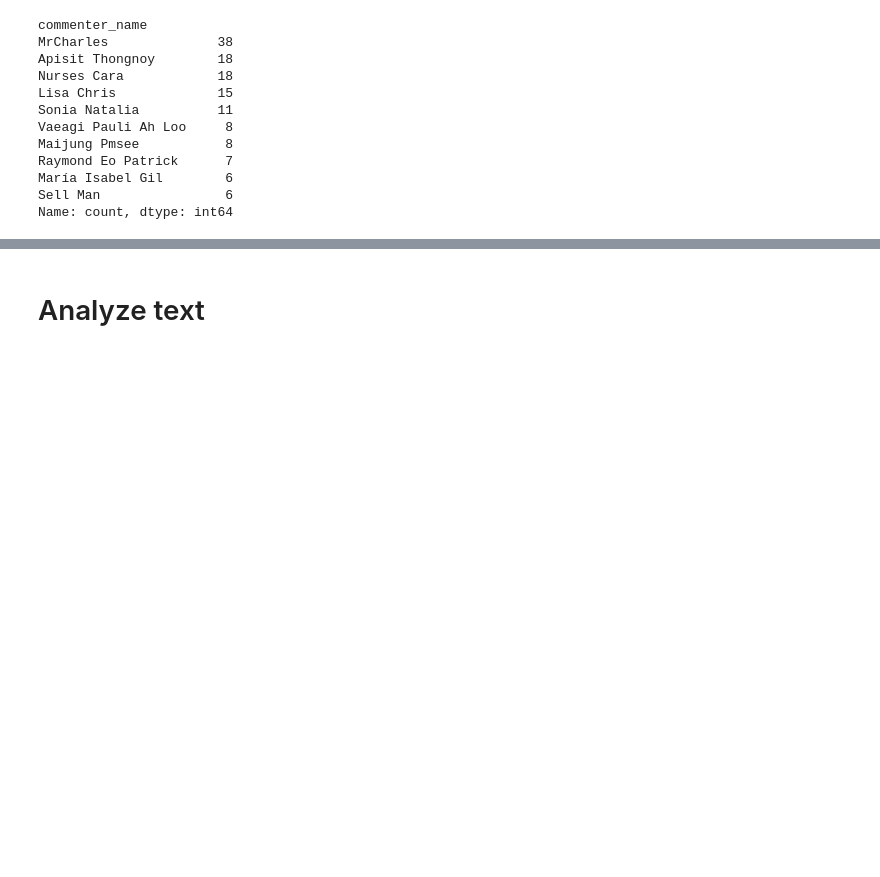
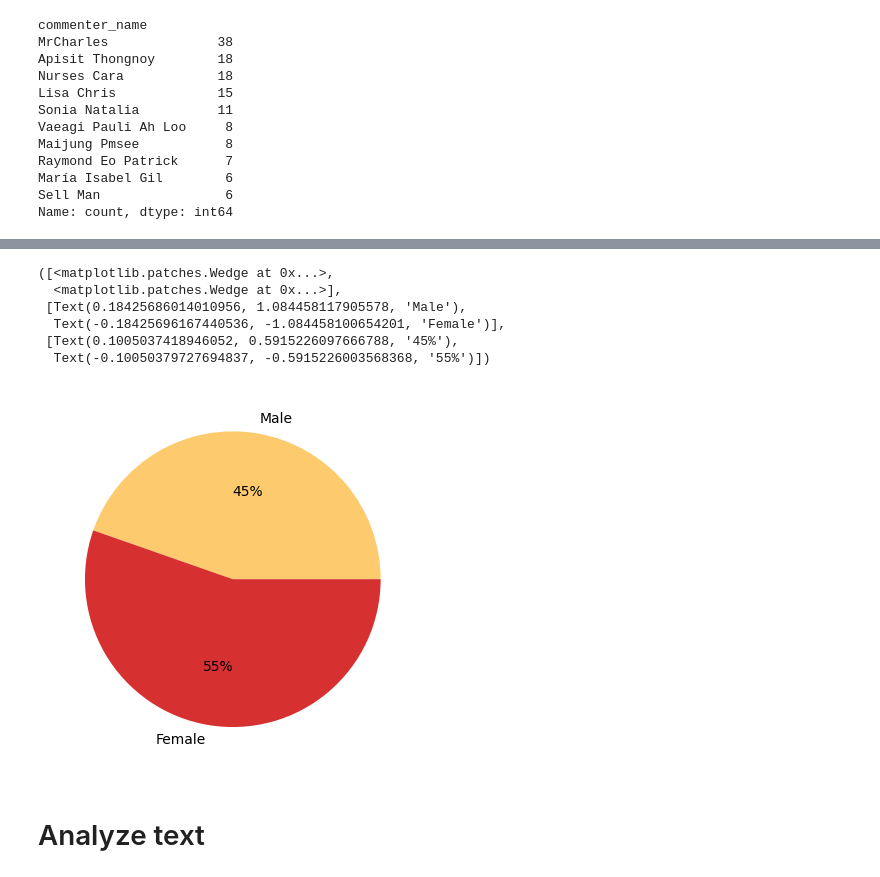
Before and after one commit to hiendamvan/final-project-hiendamvan, a Jupyter notebook: Analyze_data.ipynb, the cells around one changed output, grey strips where cells are left out. Saved outputs shown, nothing was run; the diff lists cells and outputs as text; code cells hidden in the pictures; blank space fills up the shorter version.

```diff
--- a/Analyze_data.ipynb
+++ b/Analyze_data.ipynb
@@ -343,0 +318,18 @@ post_df_full
+# %%
+commenter = pd.read_csv('Data/profile.csv')
+commenter2 = pd.read_csv('Data/profile2.csv')
+commenter3 = pd.read_csv('Data/profile3.csv')
+# %%
+male = commenter['Basic info'].str.count("Male").sum()+  commenter2['Basic info'].str.count("Male").sum() + commenter3['Basic info'].str.count("Male").sum()
+female = commenter['Basic info'].str.count("Female").sum()+  commenter2['Basic info'].str.count("Female").sum() + commenter3['Basic info'].str.count("Female").sum()
+# %%
+data = [male, female]
+plt.pie(data,labels= ['Male', 'Female'], colors = ['#fdcb6e', '#d63031'] ,autopct='%.0f%%')
+# %% [output]
+([<matplotlib.patches.Wedge at 0x...>,
+  <matplotlib.patches.Wedge at 0x...>],
+ [Text(0.18425686014010956, 1.084458117905578, 'Male'),
+  Text(-0.18425696167440536, -1.084458100654201, 'Female')],
+ [Text(0.1005037418946052, 0.5915226097666788, '45%'),
+  Text(-0.10050379727694837, -0.5915226003568368, '55%')])
+[figure, added]
```
Also changed, not shown: parts of 9 cells of this notebook.
